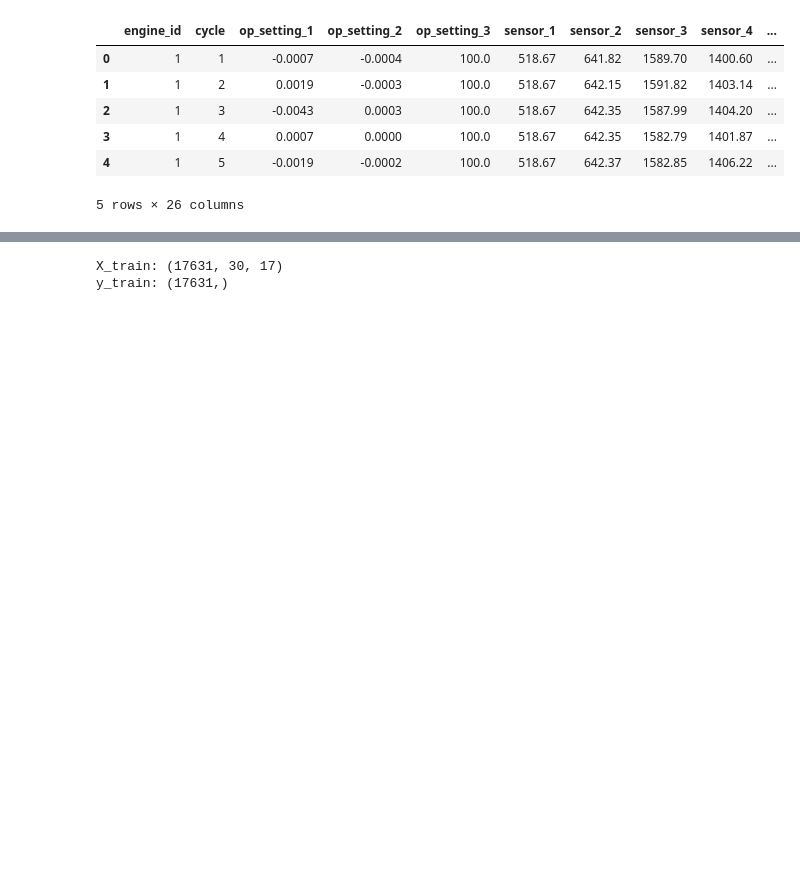
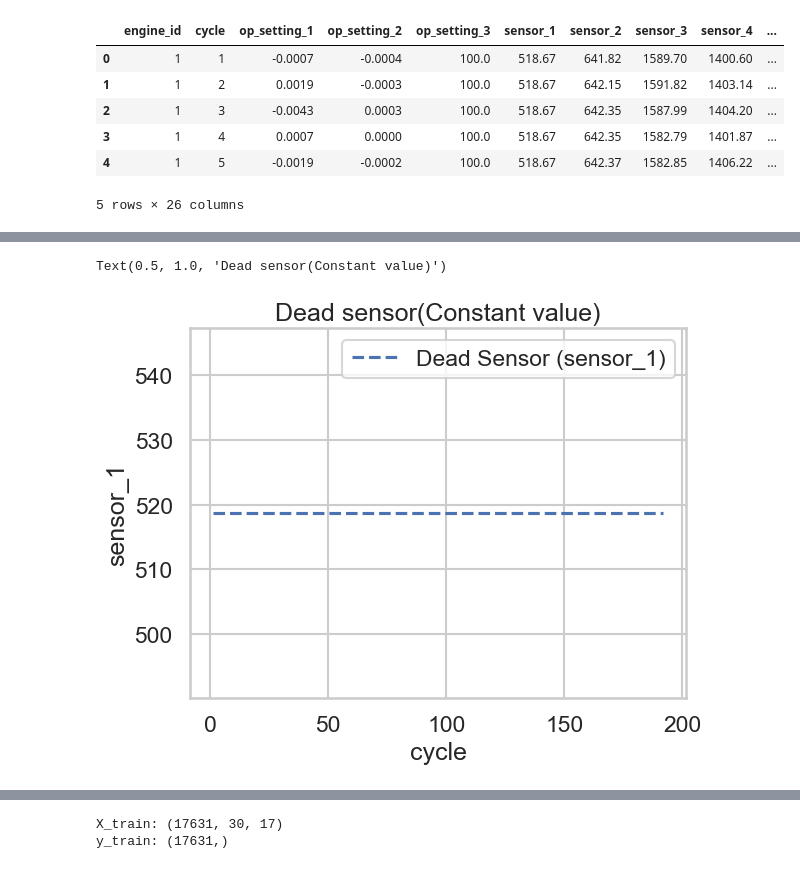
Before and after one commit to Hacknova49/Team-ID-25KTJAI-S353398-AI-Hackathon-, a Jupyter notebook: test1.ipynb, the cells around one changed output, grey strips where cells are left out. Cells and saved outputs as stored; diff of their text form; code cells hidden in the pictures; blank space fills up the shorter version.

```diff
--- a/test1.ipynb
+++ b/test1.ipynb
@@ -70,0 +174,11 @@ train_df.head()
+# %%
+sns.lineplot(
+    x=engine_data["cycle"],
+    y=engine_data[dead_sensor],
+    label=f"Dead Sensor ({dead_sensor})",
+    linestyle="--"
+)
+plt.title("Dead sensor(Constant value)")
+# %% [output]
+Text(0.5, 1.0, 'Dead sensor(Constant value)')
+[figure, added]
```
Also changed, not shown: parts of 13 cells of this notebook.
